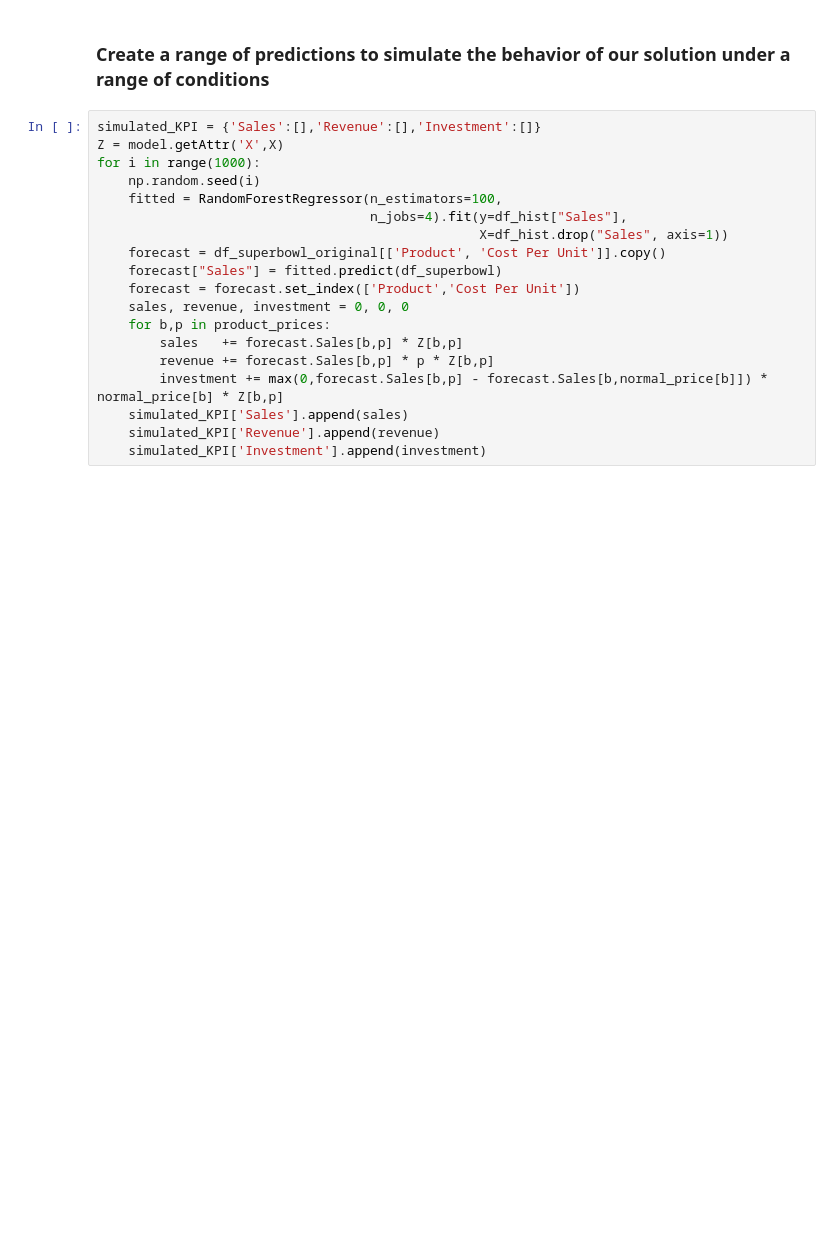
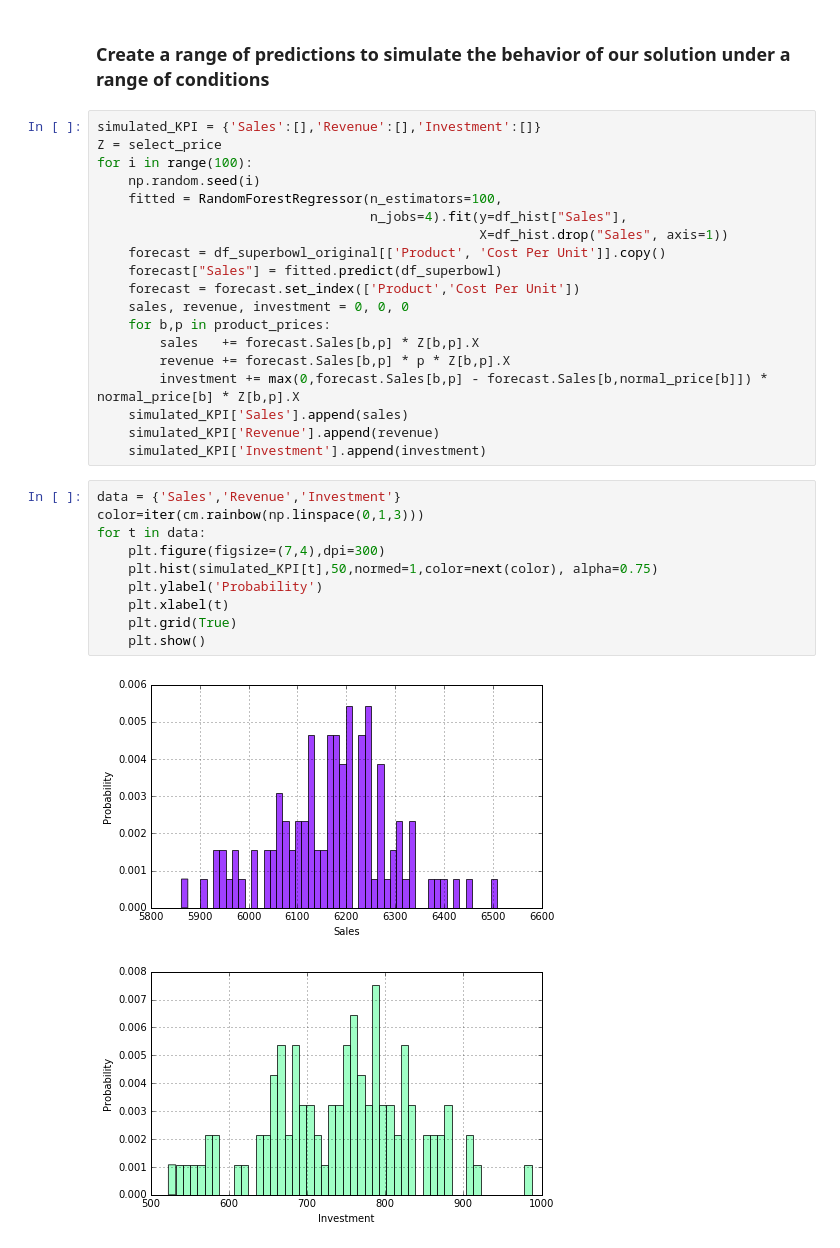
Before and after one commit to ticdat/ticdat, a Jupyter notebook: examples/expert_section/ml_soda_promotion/soda_promotion.ipynb, the cells around one changed output. Cells and saved outputs as stored; diff of their text form; blank space fills up the shorter version.

```diff
--- a/examples/expert_section/ml_soda_promotion/soda_promotion.ipynb
+++ b/examples/expert_section/ml_soda_promotion/soda_promotion.ipynb
@@ -350,8 +350,8 @@ for b, p in product_prices:
 ### Create a range of predictions to simulate the behavior of our solution under a range of conditions
 # %%
 simulated_KPI = {'Sales':[],'Revenue':[],'Investment':[]}
-Z = model.getAttr('X',X)
-for i in range(1000):
+Z = select_price
+for i in range(100):
     np.random.seed(i)
     fitted = RandomForestRegressor(n_estimators=100,
                                    n_jobs=4).fit(y=df_hist["Sales"],
@@ -361,9 +361,22 @@ for i in range(1000):
     forecast = forecast.set_index(['Product','Cost Per Unit'])
     sales, revenue, investment = 0, 0, 0
     for b,p in product_prices:
-        sales   += forecast.Sales[b,p] * Z[b,p]
-        revenue += forecast.Sales[b,p] * p * Z[b,p]
-        investment += max(0,forecast.Sales[b,p] - forecast.Sales[b,normal_price[b]]) * normal_price[b] * Z[b,p]
+        sales   += forecast.Sales[b,p] * Z[b,p].X
+        revenue += forecast.Sales[b,p] * p * Z[b,p].X
+        investment += max(0,forecast.Sales[b,p] - forecast.Sales[b,normal_price[b]]) * normal_price[b] * Z[b,p].X
     simulated_KPI['Sales'].append(sales)
     simulated_KPI['Revenue'].append(revenue)
     simulated_KPI['Investment'].append(investment)
+# %%
+data = {'Sales','Revenue','Investment'}
+color=iter(cm.rainbow(np.linspace(0,1,3)))
+for t in data:
+    plt.figure(figsize=(7,4),dpi=300)
+    plt.hist(simulated_KPI[t],50,normed=1,color=next(color), alpha=0.75)
+    plt.ylabel('Probability')
+    plt.xlabel(t)
+    plt.grid(True)
+    plt.show()
+# %% [output]
+[figure, added]
+[figure, added]
```
Also changed, not shown: parts of 10 cells of this notebook.
